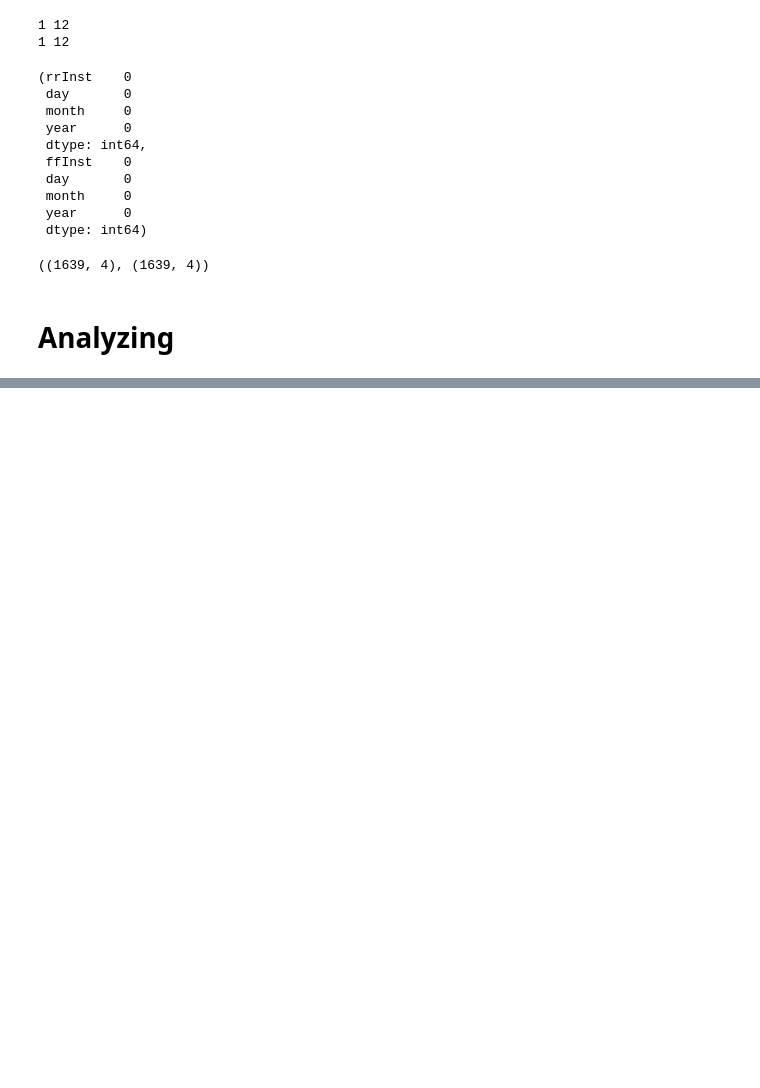
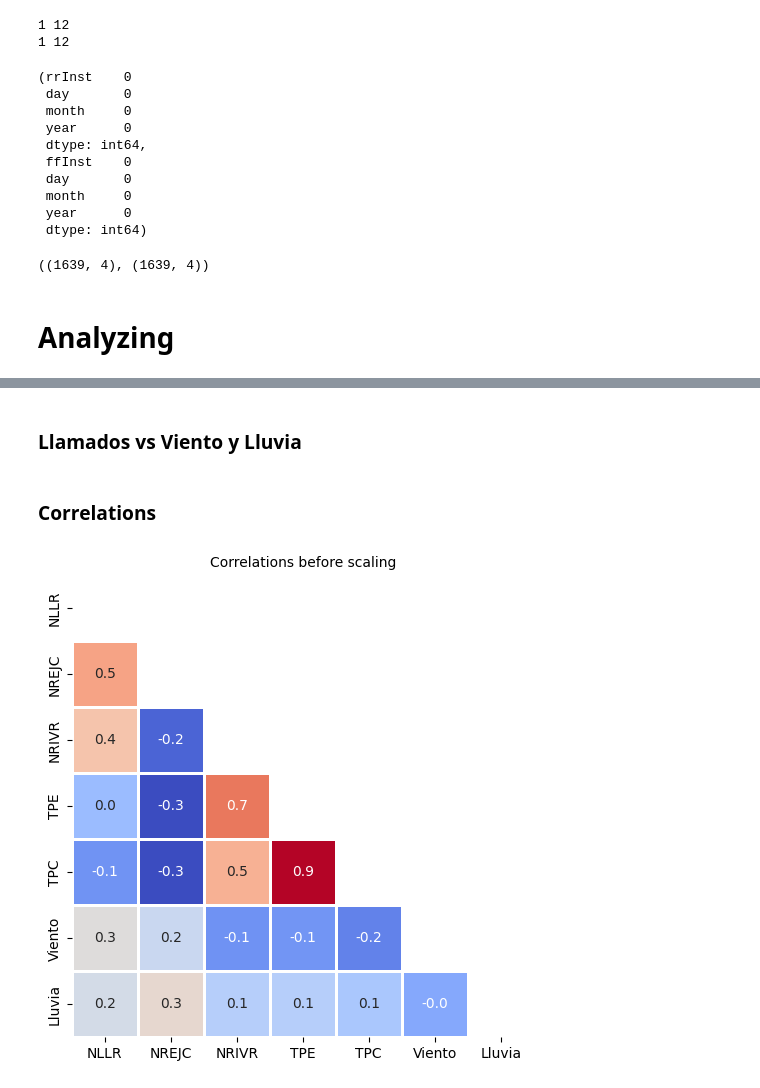
Before and after one commit to sebastiantare/climateimpactelectricanalysis, a Jupyter notebook: Notebook.ipynb, the cells around one changed output, grey strips where cells are left out. Drawn from its saved outputs; the diff is of its cells as text; code cells hidden in the pictures; blank space fills up the shorter version.

```diff
--- a/Notebook.ipynb
+++ b/Notebook.ipynb
@@ -234,7 +321,6 @@ df_lluvia_processed['momento'] = pd.to_datetime(dict(year=a.year, month=a.month,
 # %%
-from sklearn.preprocessing import MinMaxScaler
 
-a = df_llamados[['Periodo', 'Número total de llamadas recibidas por mes (NLLR)']].copy()
+a = df_llamados[['Periodo', 'NLLR', 'NREJC', 'NRIVR', 'TPE', 'TPC']].copy()
 b = df_viento_processed[['momento', 'ffInst']].copy()
 c = df_lluvia_processed[['momento', 'rrInst']].copy()
 
@@ -262,17 +348,12 @@ plot_df = plot_df.set_index("momento")
 
 plot_df.rename(columns={'ffInst': 'Viento', 'rrInst': 'Lluvia'}, inplace=True)
 
-plot_df['Viento+Lluvia'] = plot_df['Viento'] + plot_df['Lluvia']
+before_scaling_df = plot_df.copy()
+
+#plot_df['Viento+Lluvia'] = plot_df['Viento'] + plot_df['Lluvia']
 
 cols = plot_df.columns
 scaler = MinMaxScaler(feature_range=(0,1))
+#scaler = StandardScaler()
 indexes = plot_df.index
 plot_df = pd.DataFrame(scaler.fit_transform(plot_df), columns=cols)
-
-# Plotting using plotly.express
-fig = px.line(plot_df, x=indexes, y=['Viento', 'Lluvia',  'Número total de llamadas recibidas por mes (NLLR)'],
-              title='Interacción Viento/Lluvia en Llamados por mes',
-              labels={'value': 'Valores Normalizados', 'x': 'Fecha'}
-              )
-
-fig.show()
@@ -283,0 +360,2 @@ plot_df.to_csv('plot-df-climate.csv')
+# %% [markdown]
+### Llamados vs Viento y Lluvia
@@ -283,0 +395,22 @@ plot_df.to_csv('plot-df-climate.csv')
+# %% [markdown]
+### Correlations
+# %%
+a = before_scaling_df.copy()
+a = a.corr()
+mask = np.triu(a.corr())
+
+plt.figure(figsize=(10, 6))
+
+sns.heatmap(a,
+        annot=True,
+        fmt='.1f',
+        cmap='coolwarm',
+        square=True,
+        mask=mask,
+        linewidths=1,
+        cbar=False)
+
+plt.title("Correlations before scaling",fontsize = 10)
+plt.show()
+# %% [output]
+[figure, added]
```
Also changed, not shown: parts of 32 cells of this notebook.
